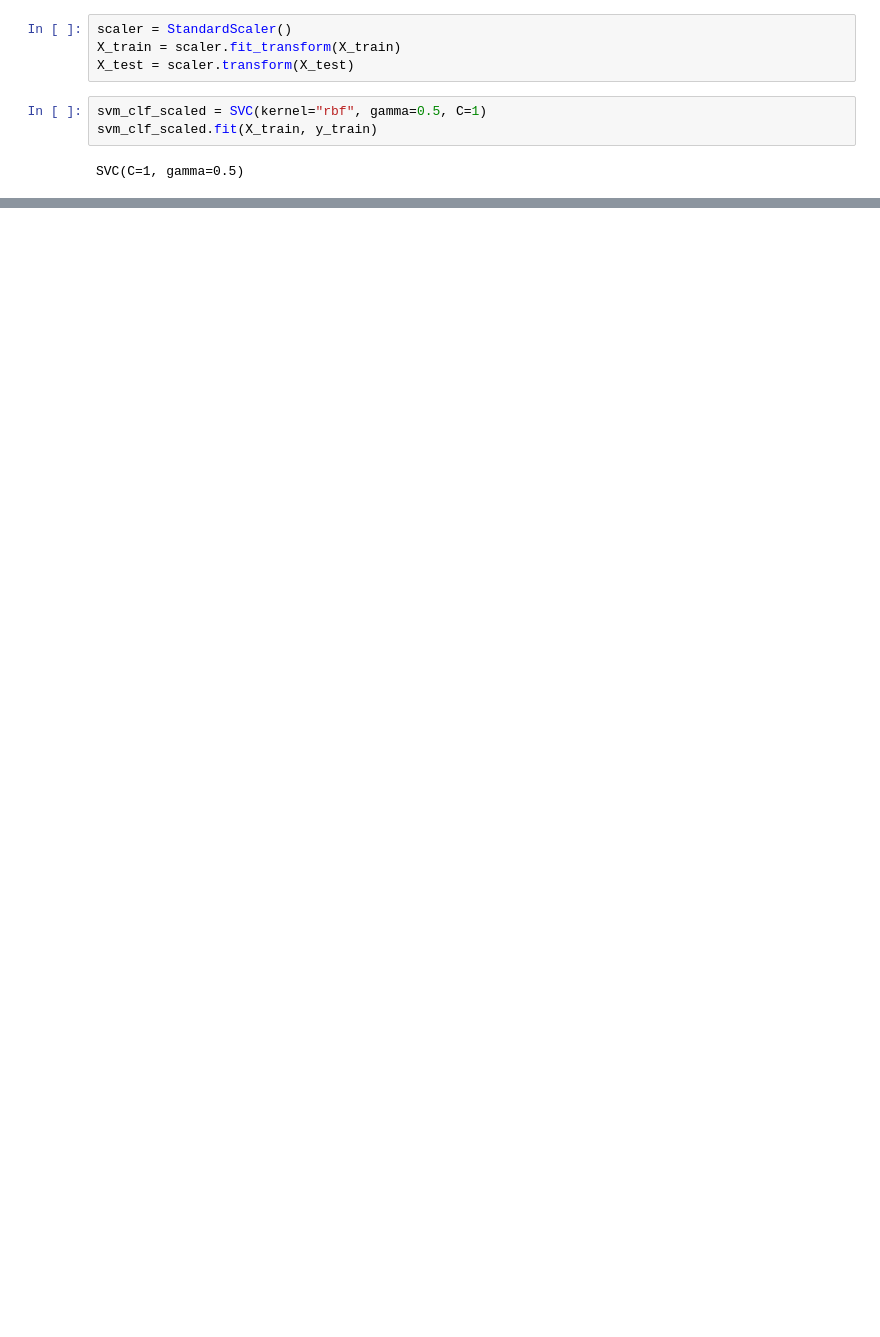
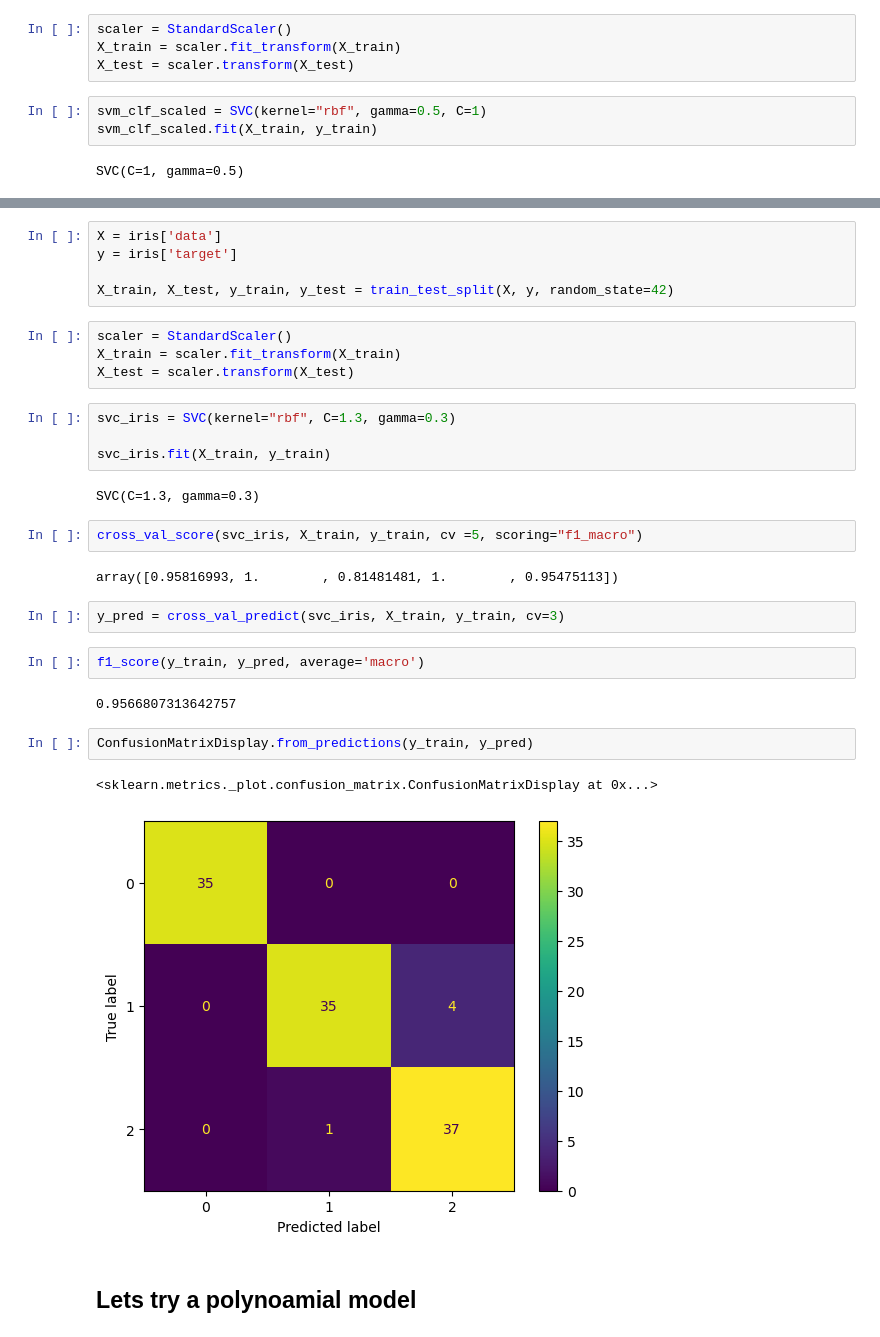
Before and after one commit to Mokoto-K/hands-on-machine-learning, a Jupyter notebook: chapter_5_SVM.ipynb, the cells around one changed output, grey strips where cells are left out. Saved outputs shown, nothing was run; the diff lists cells and outputs as text; blank space fills up the shorter version.

```diff
--- a/chapter_5_SVM.ipynb
+++ b/chapter_5_SVM.ipynb
@@ -122,0 +176,32 @@ plot_decision_boundary(svm_hyper, X, y)
+# %%
+X = iris['data']
+y = iris['target']
+
+X_train, X_test, y_train, y_test = train_test_split(X, y, random_state=42)
+# %%
+scaler = StandardScaler()
+X_train = scaler.fit_transform(X_train)
+X_test = scaler.transform(X_test)
+# %%
+svc_iris = SVC(kernel="rbf", C=1.3, gamma=0.3)
+
+svc_iris.fit(X_train, y_train)
+# %% [output]
+SVC(C=1.3, gamma=0.3)
+# %%
+cross_val_score(svc_iris, X_train, y_train, cv =5, scoring="f1_macro")
+# %% [output]
+array([0.95816993, 1.        , 0.81481481, 1.        , 0.95475113])
+# %%
+y_pred = cross_val_predict(svc_iris, X_train, y_train, cv=3)
+# %%
+f1_score(y_train, y_pred, average='macro')
+# %% [output]
+0.9566807313642757
+# %%
+ConfusionMatrixDisplay.from_predictions(y_train, y_pred)
+# %% [output]
+<sklearn.metrics._plot.confusion_matrix.ConfusionMatrixDisplay at 0x...>
+[figure, added]
+# %% [markdown]
+## Lets try a polynoamial model
```
Also changed, not shown: parts of 36 cells of this notebook.
